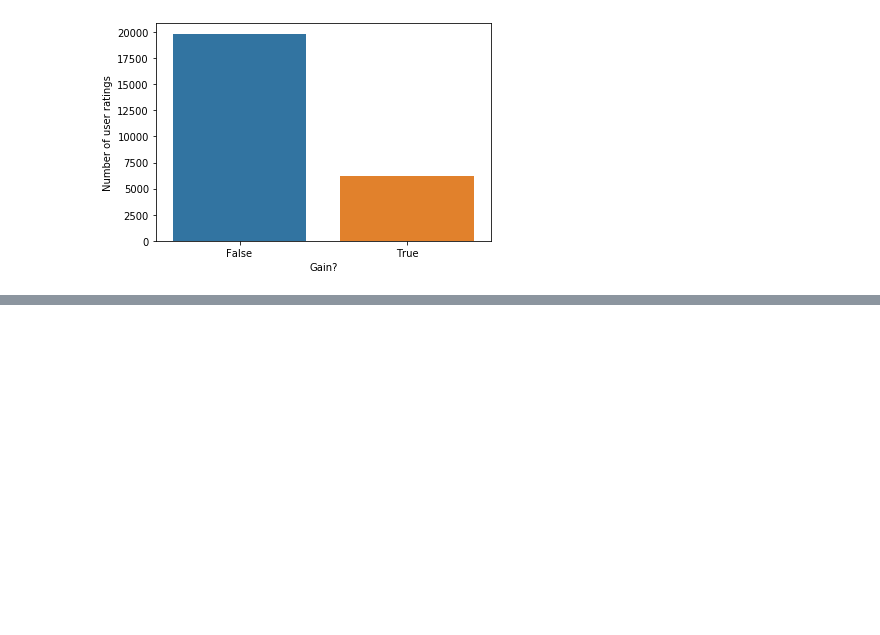
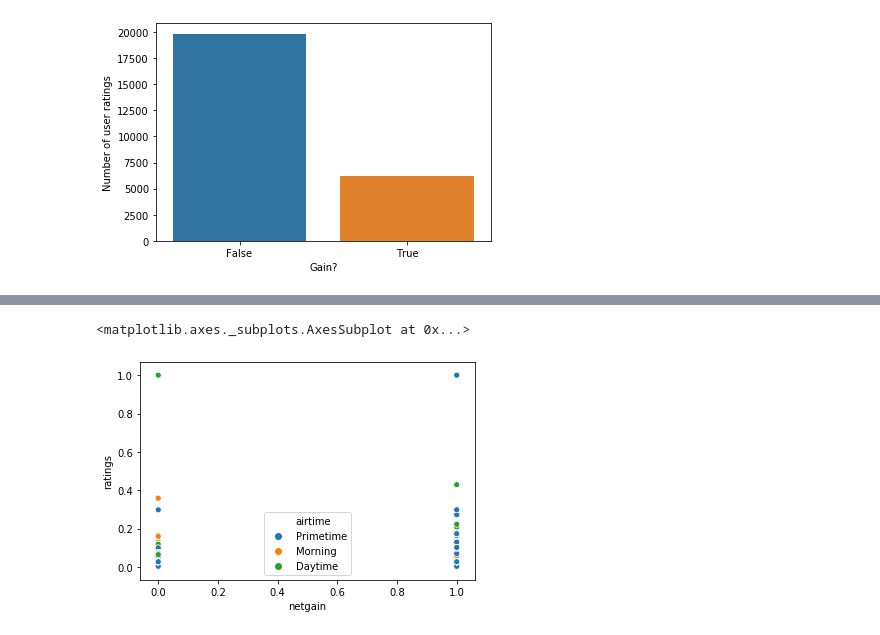
Before and after one commit to srijansingh53/Ad-Success-prediction-hackerearth, a Jupyter notebook: EDA.ipynb, the cells around one changed output, grey strips where cells are left out. Drawn from its saved outputs; the diff is of its cells as text; code cells hidden in the pictures; blank space fills up the shorter version.

```diff
--- a/EDA.ipynb
+++ b/EDA.ipynb
@@ -34,0 +89,5 @@ sns.scatterplot(x="average_runtime(minutes_per_week)", y="ratings", data=df)
+# %%
+sns.scatterplot(x="netgain", y="ratings", hue="airtime", data=df)
+# %% [output]
+<matplotlib.axes._subplots.AxesSubplot at 0x...>
+[figure, added]
```
Also changed, not shown: parts of 7 cells of this notebook.
